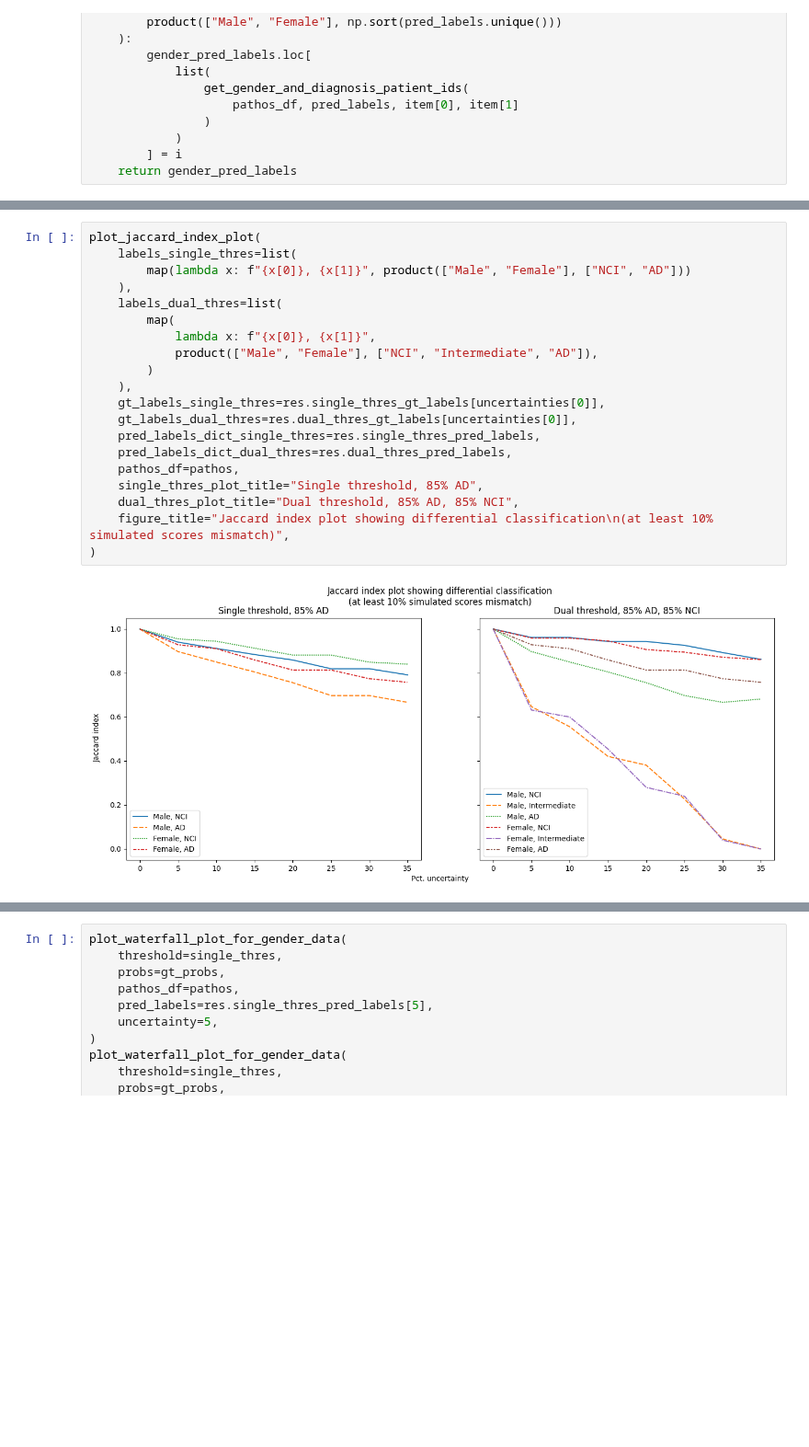
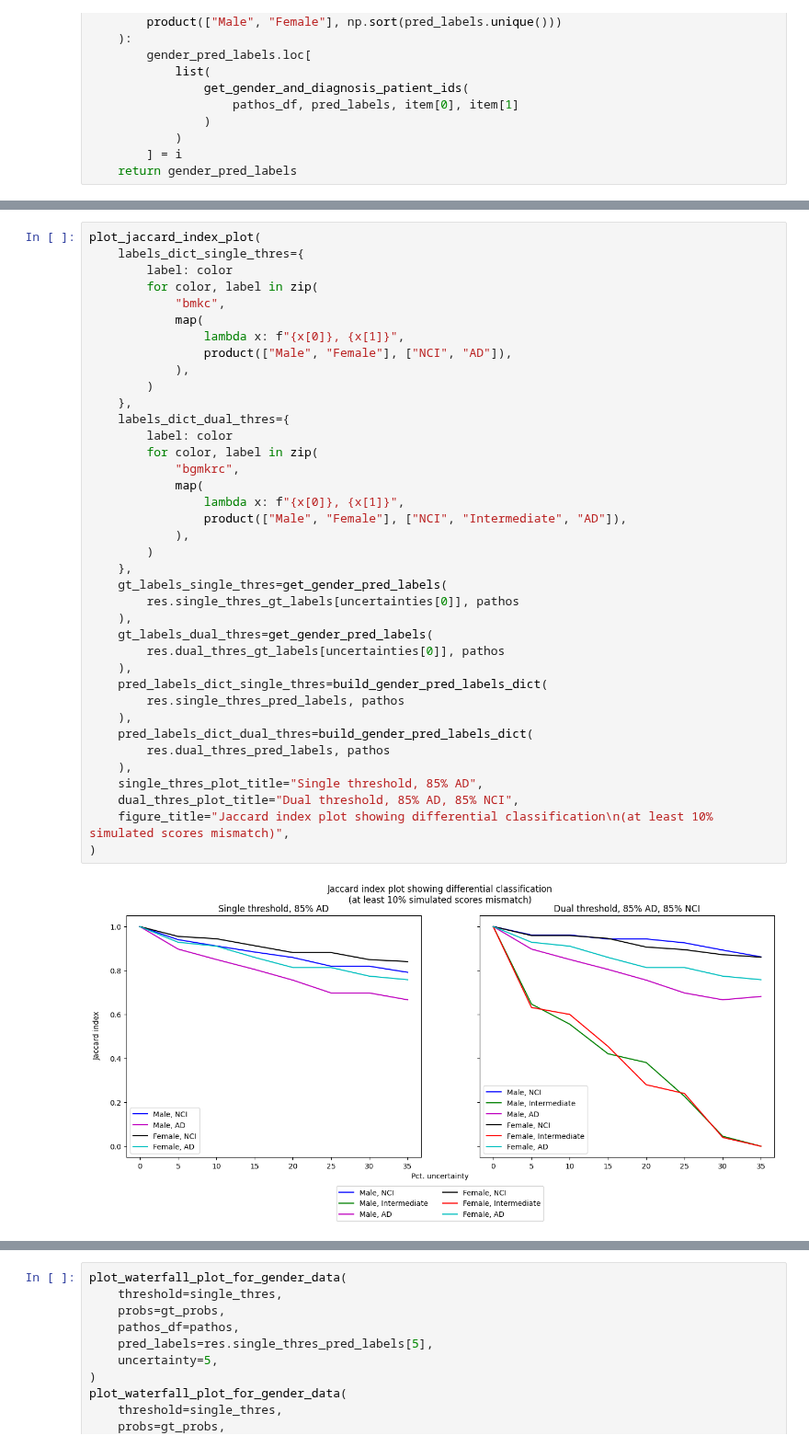
Before and after one commit to Translational-HDPM/T-HDPM_uncertainty_analysis, a Jupyter notebook: notebooks/uncertainty_analysis_based_on_gender.ipynb, the cells around one changed output, grey strips where cells are left out. Shown at 92% size. Saved outputs shown, nothing was run; the diff lists cells and outputs as text; blank space fills up the shorter version.

Commit message:
Make Jaccard index plot functions more modular

```diff
--- a/notebooks/uncertainty_analysis_based_on_gender.ipynb
+++ b/notebooks/uncertainty_analysis_based_on_gender.ipynb
@@ -497,23 +521,41 @@ def plot_jaccard_index_plot(
     fig.suptitle(figure_title)
 # %%
 plot_jaccard_index_plot(
-    labels_single_thres=list(
-        map(lambda x: f"{x[0]}, {x[1]}", product(["Male", "Female"], ["NCI", "AD"]))
+    labels_dict_single_thres={
+        label: color
+        for color, label in zip(
+            "bmkc",
+            map(
+                lambda x: f"{x[0]}, {x[1]}",
+                product(["Male", "Female"], ["NCI", "AD"]),
+            ),
+        )
+    },
+    labels_dict_dual_thres={
+        label: color
+        for color, label in zip(
+            "bgmkrc",
+            map(
+                lambda x: f"{x[0]}, {x[1]}",
+                product(["Male", "Female"], ["NCI", "Intermediate", "AD"]),
+            ),
+        )
+    },
+    gt_labels_single_thres=get_gender_pred_labels(
+        res.single_thres_gt_labels[uncertainties[0]], pathos
     ),
-    labels_dual_thres=list(
-        map(
-            lambda x: f"{x[0]}, {x[1]}",
-            product(["Male", "Female"], ["NCI", "Intermediate", "AD"]),
-        )
+    gt_labels_dual_thres=get_gender_pred_labels(
+        res.dual_thres_gt_labels[uncertainties[0]], pathos
     ),
-    gt_labels_single_thres=res.single_thres_gt_labels[uncertainties[0]],
-    gt_labels_dual_thres=res.dual_thres_gt_labels[uncertainties[0]],
-    pred_labels_dict_single_thres=res.single_thres_pred_labels,
-    pred_labels_dict_dual_thres=res.dual_thres_pred_labels,
-    pathos_df=pathos,
+    pred_labels_dict_single_thres=build_gender_pred_labels_dict(
+        res.single_thres_pred_labels, pathos
+    ),
+    pred_labels_dict_dual_thres=build_gender_pred_labels_dict(
+        res.dual_thres_pred_labels, pathos
+    ),
     single_thres_plot_title="Single threshold, 85% AD",
     dual_thres_plot_title="Dual threshold, 85% AD, 85% NCI",
     figure_title="Jaccard index plot showing differential classification\n(at least 10% simulated scores mismatch)",
 )
 # %% [output]
-[figure, old version]
+[figure, new version]
```
Also changed, not shown: parts of 4 cells of this notebook.
